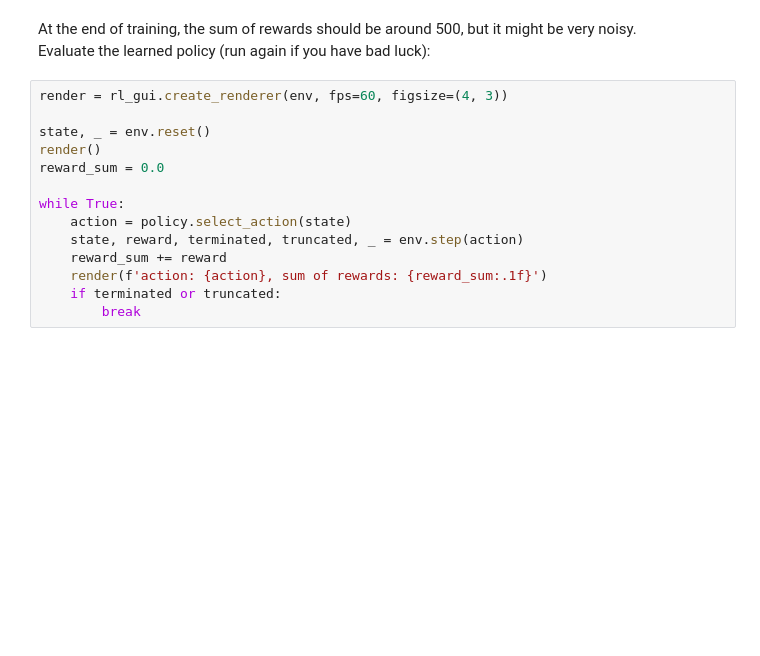
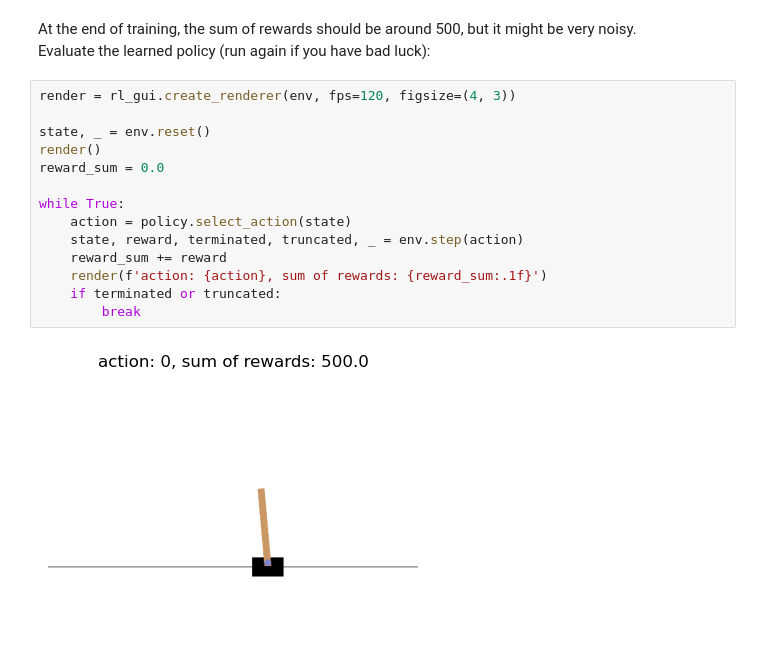
Before and after one commit to dpkass/HHU-Master-Reinforcement-Learning, a Jupyter notebook: Exercises/Exercise 10/reinforce.ipynb, the cells around one changed output. Cells and saved outputs as stored; diff of their text form; blank space fills up the shorter version.

```diff
--- a/Exercises/Exercise 10/reinforce.ipynb
+++ b/Exercises/Exercise 10/reinforce.ipynb
@@ -346,16 +383,18 @@ plt.plot(np.convolve(reward_sums, np.ones(100) / 100, mode='valid'), c='C0');
 At the end of training, the sum of rewards should be around 500, but it might be very noisy.
 Evaluate the learned policy (run again if you have bad luck):
 # %%
-render = rl_gui.create_renderer(env, fps=60, figsize=(4, 3))
+render = rl_gui.create_renderer(env, fps=120, figsize=(4, 3))
 
 state, _ = env.reset()
 render()
 reward_sum = 0.0
 
 while True:
     action = policy.select_action(state)
     state, reward, terminated, truncated, _ = env.step(action)
     reward_sum += reward
     render(f'action: {action}, sum of rewards: {reward_sum:.1f}')
     if terminated or truncated:
         break
+# %% [output]
+[figure, added]
```
Also changed, not shown: parts of 5 cells of this notebook, 2 other files.
